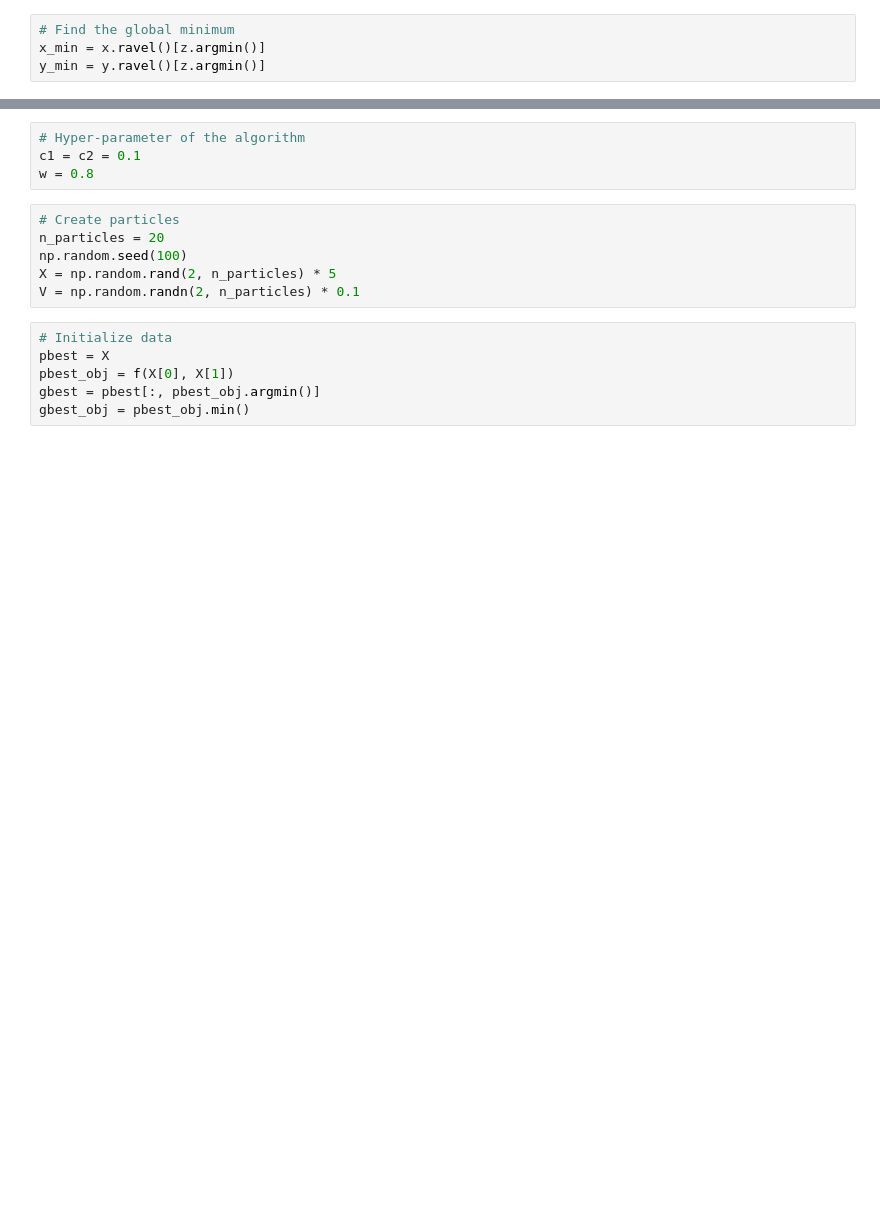
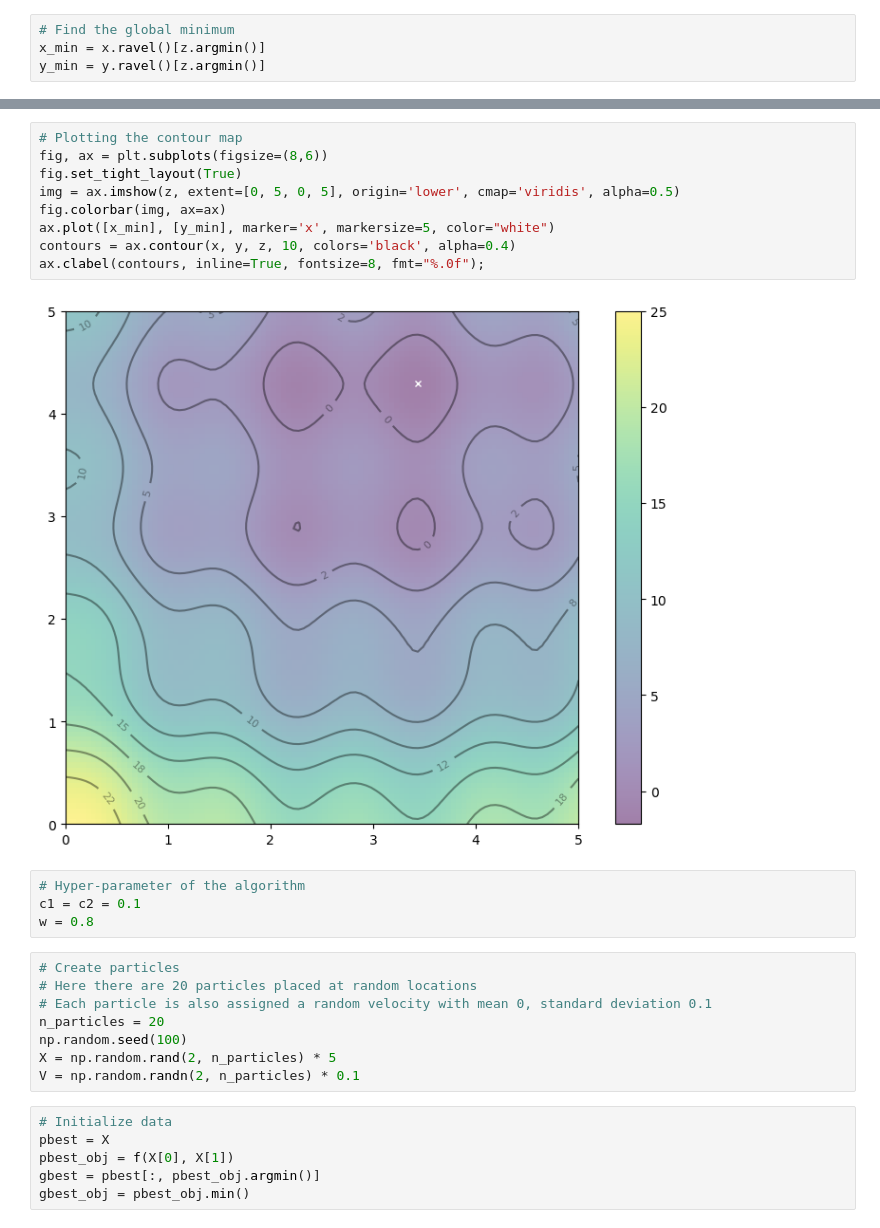
Before and after one commit to KokYenZein/WatAI---CyberSecurity-23-24, a Jupyter notebook: Bio-Inspired Algorithms/Particle Swam Optimization (PSO).ipynb, the cells around one changed output, grey strips where cells are left out. Cells and saved outputs as stored; diff of their text form; blank space fills up the shorter version.

```diff
--- a/Bio-Inspired Algorithms/Particle Swam Optimization (PSO).ipynb
+++ b/Bio-Inspired Algorithms/Particle Swam Optimization (PSO).ipynb
@@ -19,9 +21,22 @@ y_min = y.ravel()[z.argmin()]
+# %%
+# Plotting the contour map
+fig, ax = plt.subplots(figsize=(8,6))
+fig.set_tight_layout(True)
+img = ax.imshow(z, extent=[0, 5, 0, 5], origin='lower', cmap='viridis', alpha=0.5)
+fig.colorbar(img, ax=ax)
+ax.plot([x_min], [y_min], marker='x', markersize=5, color="white")
+contours = ax.contour(x, y, z, 10, colors='black', alpha=0.4)
+ax.clabel(contours, inline=True, fontsize=8, fmt="%.0f");
+# %% [output]
+[figure, added]
 # %%
 # Hyper-parameter of the algorithm
 c1 = c2 = 0.1
 w = 0.8
 # %%
 # Create particles
+# Here there are 20 particles placed at random locations
+# Each particle is also assigned a random velocity with mean 0, standard deviation 0.1
 n_particles = 20
 np.random.seed(100)
 X = np.random.rand(2, n_particles) * 5
```
Also changed, not shown: parts of 13 cells of this notebook, 1 other file.
